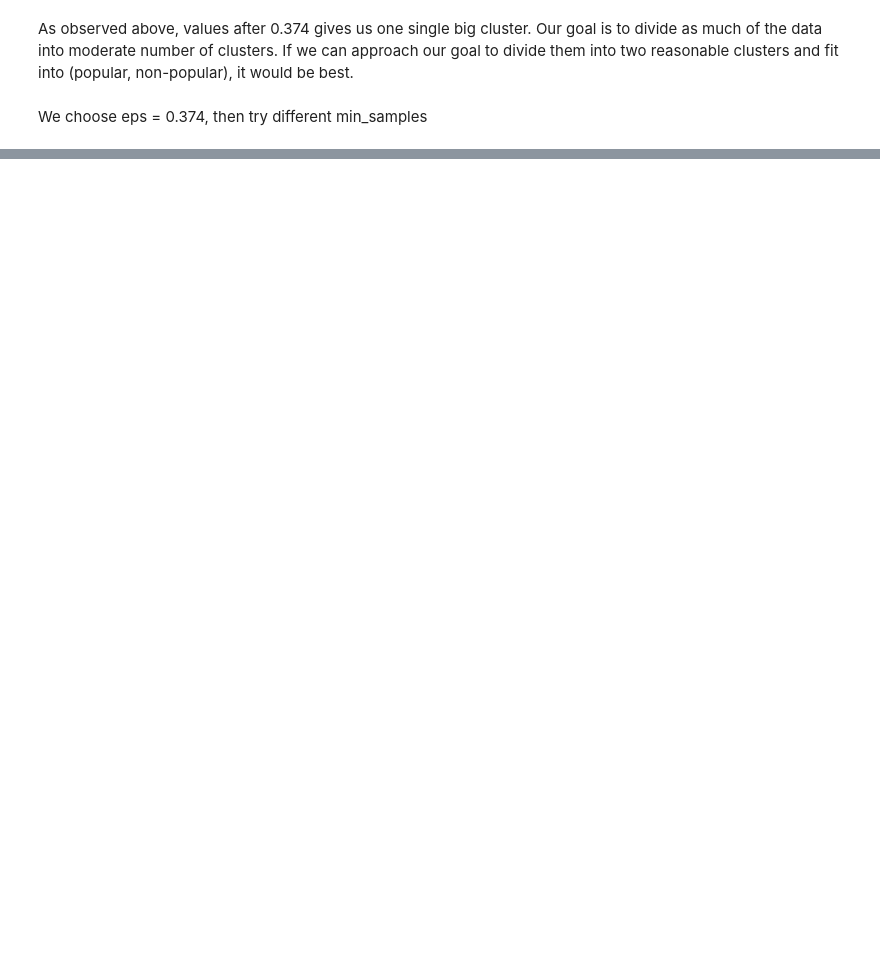
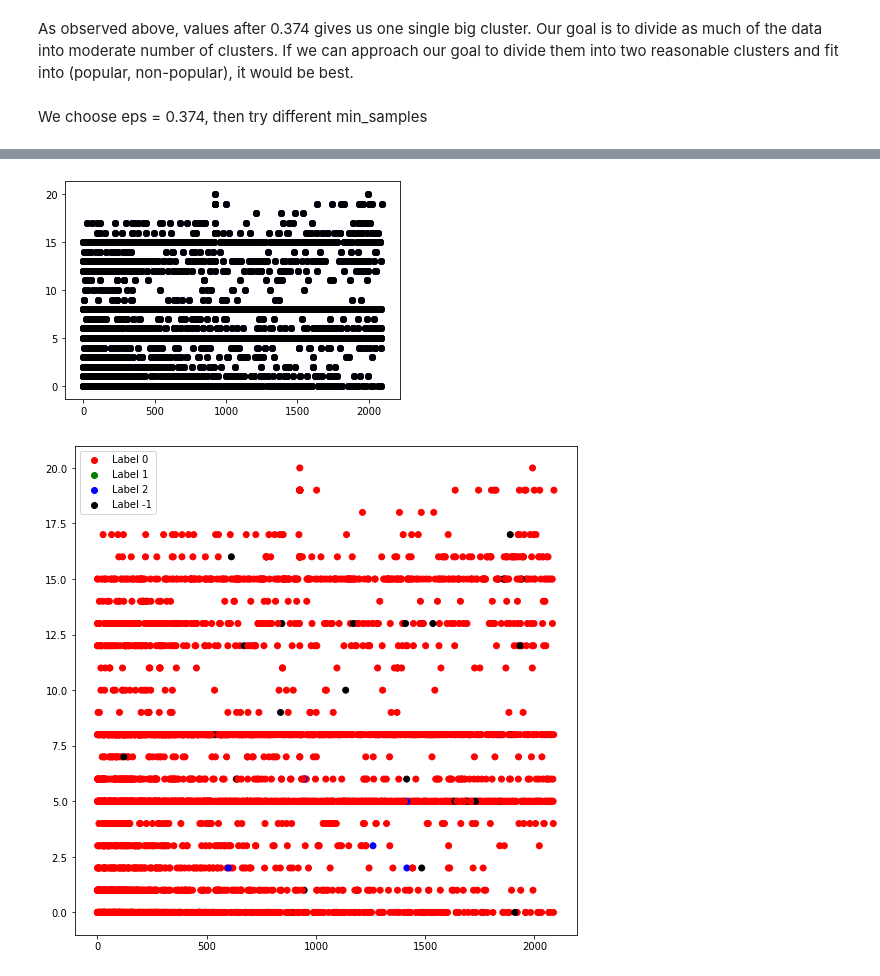
Before and after one commit to Bingzi-Li/NTU-20191018, a Jupyter notebook: ch7_clustering.ipynb, the cells around one changed output, grey strips where cells are left out. Drawn from its saved outputs; the diff is of its cells as text; code cells hidden in the pictures; blank space fills up the shorter version.

```diff
--- a/ch7_clustering.ipynb
+++ b/ch7_clustering.ipynb
@@ -35,9 +35,6 @@ Similarity:
 <br>
 This takes much longer time to compute. The difference is very little. In consideration of simplicity, we choose to use <b>SMC</b> to compute the metrics.
 # %%
-# for developing purpose
-df = df.head(200)
-
 columns = ['language', 'cast_0', 'director', 'genre_0', 'company_0', 'country', 'cast_num', 'crew_num']
 n = 4
 
@@ -77,12 +74,6 @@ def metrics(df):
             dismatrix[j][i] = magd
         simatrix[i][i] = 1
         dismatrix[i][i] = 0
-
-
-# compute and export the similarity matrix into a csv file
-metrics(df)
-pd.DataFrame(simatrix).to_csv('output/simatrix_200.csv', index=False)
-pd.DataFrame(dismatrix).to_csv('output/dismatrix_200.csv', index=False)
 # %% [markdown]
 ## SMC to compute metrics
 treat all attributes as nominal attributes. Use SMC to do binary computation of similarity and disimilarity (distance)
@@ -130,2 +118,7 @@ pd.DataFrame(dismatrix).to_csv('output/dismatrix.csv', index=False)
 # %% [markdown]
 # Implement Clustering Algorithms
+# %%
+dismatrix = pd.read_csv('ch7_clustering/dismatrix.csv', sep=',',header=None)
+# %%
+dismatrix = dismatrix.drop([0])
+len(dismatrix)
@@ -132,3 +137,5 @@ pd.DataFrame(dismatrix).to_csv('output/dismatrix.csv', index=False)
+# %%
+dismatrix = dismatrix.to_numpy()
 # %% [markdown]
 ## 1. DBScan
 # %% [markdown]
@@ -217 +244,32 @@ number of noises:  4311
+# %%
+# visualization on df['cast_0'], df['genre_0']
+
+# default
+dbscan = DBSCAN(metric="precomputed").fit(dismatrix)
+labels = dbscan.labels_
+# Building the label to colour mapping
+colours = {}
+colours[0] = 'r'
+colours[1] = 'g'
+colours[2] = 'b'
+colours[-1] = 'k'
+# Building the colour vector for each data point
+cvec = [colours[label] for label in labels]
+# For the construction of the legend of the plot
+r = plt.scatter(df['cast_0'], df['genre_0'], color ='r');
+g = plt.scatter(df['cast_0'], df['genre_0'], color ='g');
+b = plt.scatter(df['cast_0'], df['genre_0'], color ='b');
+k = plt.scatter(df['cast_0'], df['genre_0'], color ='k');
+# Plotting cast_0 on the X-Axis and genre_0 on the Y-Axis
+# according to the colour vector defined
+plt.figure(figsize =(9, 9))
+plt.scatter(df['cast_0'], df['genre_0'], c = cvec)
+
+# Building the legend
+plt.legend((r, g, b, k), ('Label 0', 'Label 1', 'Label 2', 'Label -1'))
+
+plt.show()
+# %% [output]
+[figure, added]
+[figure, added]
 # %% [markdown]
```
Also changed, not shown: parts of 13 cells of this notebook, 2 other files.
